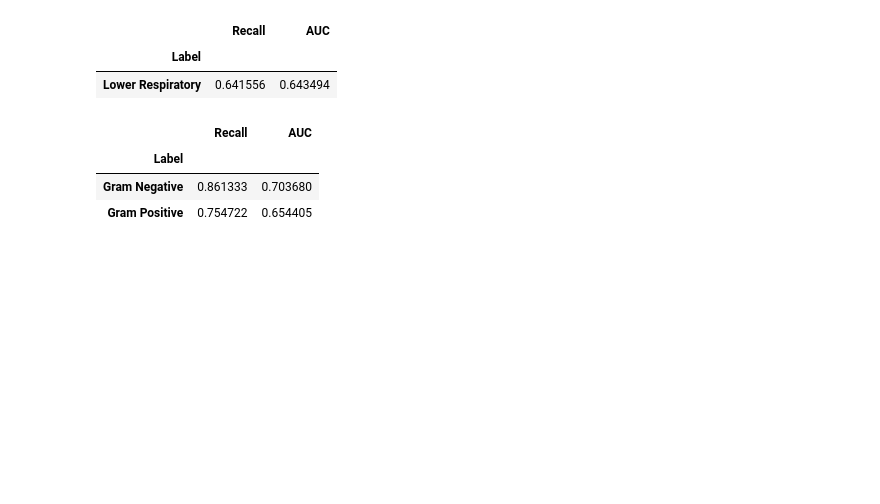
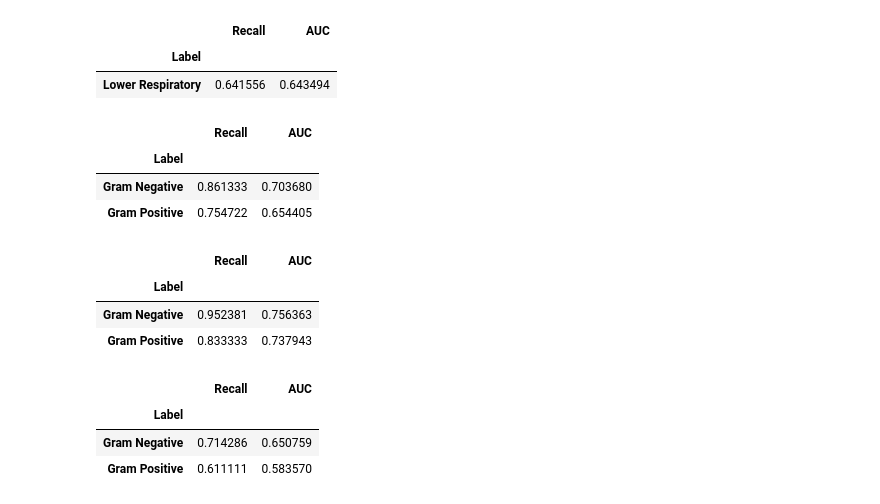
Before and after one commit to InfectionMedicineProteomics/DigitalFamilyAnalysis, a Jupyter notebook: 6_infection_df/1_clinical_data_df_metrics.ipynb, the cells around one changed output. Drawn from its saved outputs; the diff is of its cells as text; code cells hidden in the pictures; blank space fills up the shorter version.

```diff
--- a/6_infection_df/1_clinical_data_df_metrics.ipynb
+++ b/6_infection_df/1_clinical_data_df_metrics.ipynb
@@ -457,3 +462,17 @@ recall_auc_combined[["Recall", "AUC", "Label"]].groupby("Label").mean()
 | Label |  |  |
 | Gram Negative | 0.861333 | 0.703680 |
 | Gram Positive | 0.754722 | 0.654405 |
+# %%
+recall_auc_combined[["Recall", "AUC", "Label"]].groupby("Label").max()
+# %% [output]
+|  | Recall | AUC |
+| Label |  |  |
+| Gram Negative | 0.952381 | 0.756363 |
+| Gram Positive | 0.833333 | 0.737943 |
+# %%
+recall_auc_combined[["Recall", "AUC", "Label"]].groupby("Label").min()
+# %% [output]
+|  | Recall | AUC |
+| Label |  |  |
+| Gram Negative | 0.714286 | 0.650759 |
+| Gram Positive | 0.611111 | 0.583570 |
```
Also changed, not shown: parts of 3 cells of this notebook, 28 other files.
